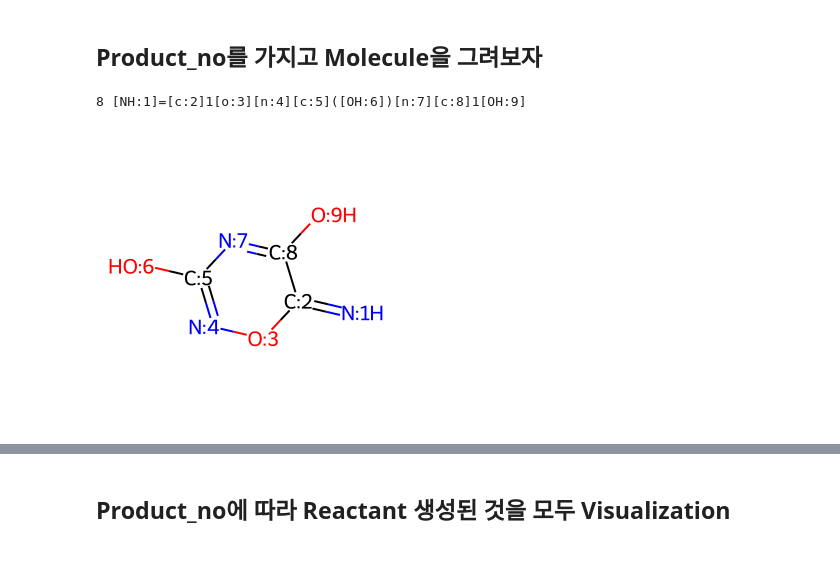
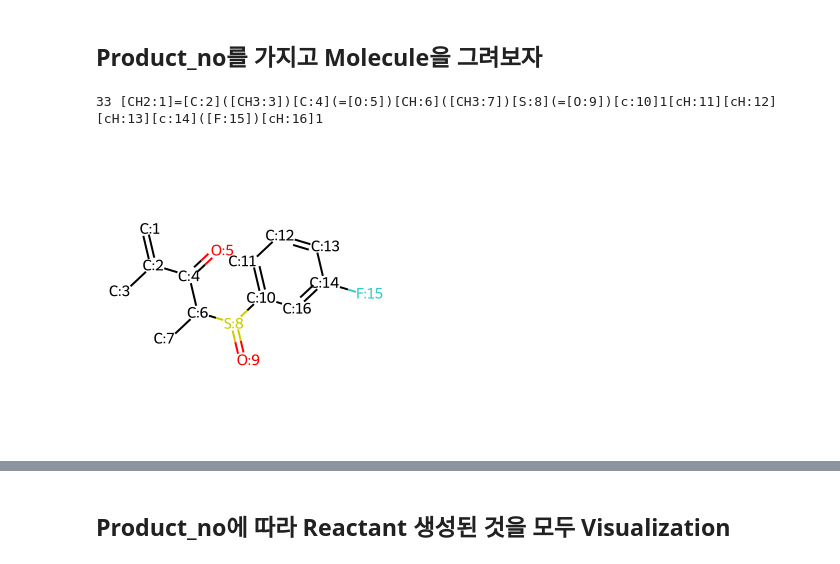
Before and after one commit to SeohyeonJang/MILESTONE, a Jupyter notebook: Baseline/3_RetroSynModel/Graph2Edits/predict_view.ipynb, the cells around one changed output, grey strips where cells are left out. Cells and saved outputs as stored; diff of their text form; code cells hidden in the pictures.

```diff
--- a/Baseline/3_RetroSynModel/Graph2Edits/predict_view.ipynb
+++ b/Baseline/3_RetroSynModel/Graph2Edits/predict_view.ipynb
@@ -10,7 +10,7 @@ from rdkit.Chem.Draw import MolsToGridImage
 # %%
 exp_dir ='./data/real/'
 
-pred_file = os.path.join(exp_dir, 'pred_results_119.txt')
+pred_file = os.path.join(exp_dir, 'pred_results_203.txt')
 # %%
 class TreeNode:
     def __init__(self, value, no, smi):
@@ -44,24 +44,31 @@ with open(pred_file, 'r', encoding='UTF8') as fp:
             layer_no =''
 
             no = re.match(r"\((\d+)\)", line)
-            prod_no = no.group(1)
+            prod_no = int(no.group(1))
             start_index = line.index('p:[')
             smi = line[start_index+2:-1]
             product.append([prod_no, smi])
 
         elif 'pred_layer' in line:
             no = re.search(r"pred_layer(\d+):", line)
-            layer_no = no.group(1)
+            layer_no = int(no.group(1))
             start_index = line.index('[')
             smi = line[start_index:-1]
             reactant_process.append(['l', prod_no,layer_no,'', smi])
         elif 'react_' in line:
             no = re.match(r"\s*react_l(\d+)_r(\d+):", line)
-            layer_no = no.group(1)
-            reactant_no =no.group(2)
+            layer_no = int(no.group(1))
+            reactant_no =int(no.group(2))
             start_index = line.index('[')
-            smi = line[start_index:-1]
-            reactant_process.append(['r', prod_no,layer_no, reactant_no, smi])
+            eMol_start_index = line.index('eMol:')
+            smi = line[start_index:eMol_start_index]
+            eMol_str=line[eMol_start_index+5:-1].replace(' ','')
+
+            if eMol_str=='True':
+                eMol = True
+            elif eMol_str == 'False':
+                eMol = False
+            reactant_process.append(['r', prod_no,layer_no, reactant_no, smi, eMol])
 # %%
 def molecule_from_smiles(smiles):
     # MolFromSmiles(m, sanitize=True) should be equivalent to
@@ -80,4 +87,4 @@ def molecule_from_smiles(smiles):
     return molecule
 # %%
 df_product = pd.DataFrame(product, columns=['product_no', 'product_smi'])
-df_reactant = pd.DataFrame(reactant_process, columns=['lr','product_no', 'layer_no','reactant_no','smi'])
+df_reactant = pd.DataFrame(reactant_process, columns=['lr','product_no', 'layer_no','reactant_no','smi','eMol'])
@@ -104,14 +144,14 @@ Name: product_smi, dtype: object
 # %% [markdown]
 ## Product_no를 가지고 Molecule을 그려보자
 # %%
-product_no = '8'
+product_no = 33
 this_product = df_product[df_product['product_no']==product_no]
 this_df = df_reactant[df_reactant['product_no']== product_no]
 product_smi = this_product['product_smi'].iloc[0]
 print(product_no, product_smi)
 molecule= Chem.MolFromSmiles(product_smi, sanitize=False)
 Draw.MolToImage(molecule)
 #Draw.MolToMPL(molecule)
 # %% [output]
-8 [NH:1]=[c:2]1[o:3][n:4][c:5]([OH:6])[n:7][c:8]1[OH:9]
+33 [CH2:1]=[C:2]([CH3:3])[C:4](=[O:5])[CH:6]([CH3:7])[S:8](=[O:9])[c:10]1[cH:11][cH:12][cH:13][c:14]([F:15])[cH:16]1
-[figure, old version]
+[figure, new version]
```
Also changed, not shown: parts of 8 cells of this notebook.
